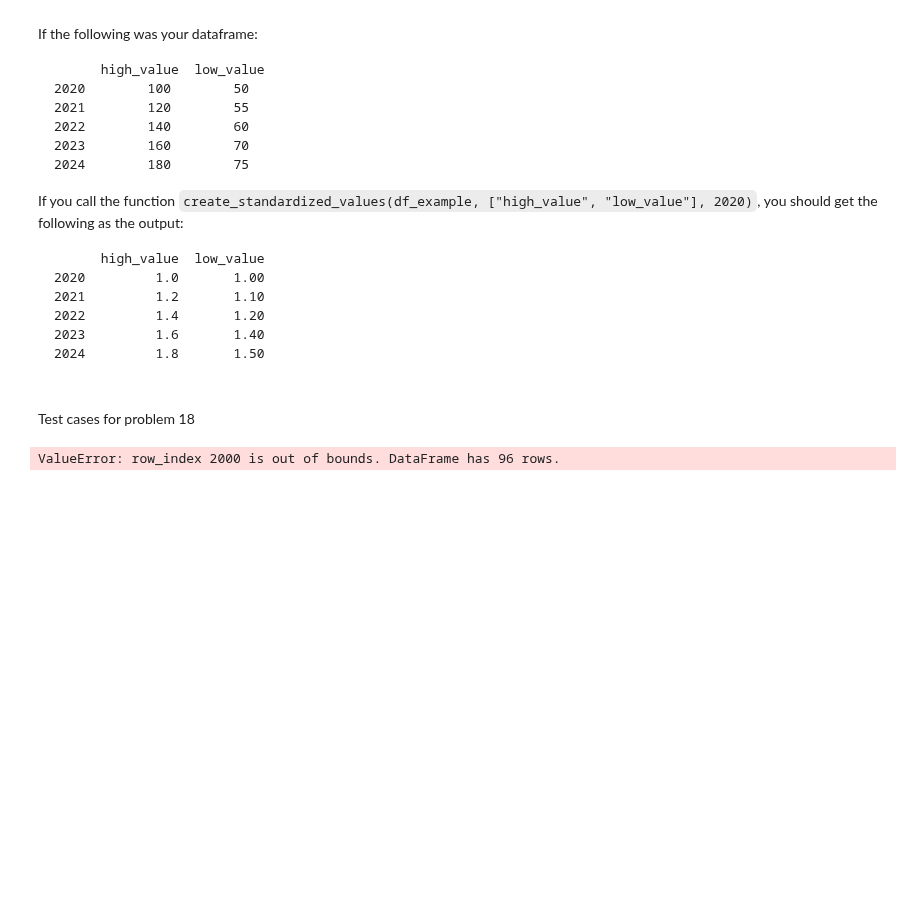
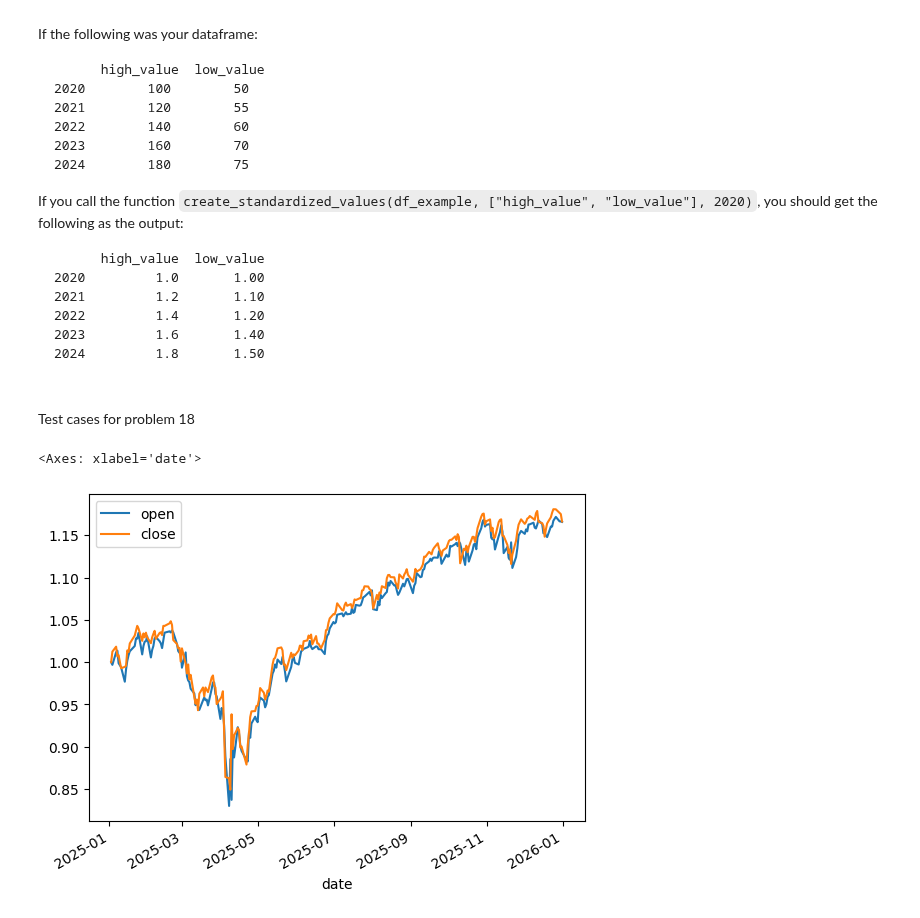
Before and after one commit to nrandazzo222/homework, a Jupyter notebook: week-10/homework.ipynb, the cells around one changed output. Cells and saved outputs as stored; diff of their text form; code cells hidden in the pictures; blank space fills up the shorter version.

```diff
--- a/week-10/homework.ipynb
+++ b/week-10/homework.ipynb
@@ -979,18 +978,19 @@ Test cases for problem 18
 # %%
 # test cases
 
-# # show open/close prices relative to first item (row_index = None)
-# df_result = create_standardized_values(df_stock_prices, ["open", "close"])
+# show open/close prices relative to first item (row_index = None)
+df_result = create_standardized_values(df_stock_prices, ["open", "close"])
+df_result.plot()
+
+# show values relative to year 2000
+# df_result = create_standardized_values(df_econ_data, ["IncomePct80", "IncomePct20"], 2000)
 # df_result.plot()
 
-# show values relative to year 2000
-df_result = create_standardized_values(df_econ_data, ["IncomePct80", "IncomePct20"], 2000)
-df_result.plot()
+# df_result = create_standardized_values(df_econ_data, ["GDP", "MedianHouse"], 2000)
+# df_result.plot()
 
-df_result = create_standardized_values(df_econ_data, ["GDP", "MedianHouse"], 2000)
-df_result.plot()
-
-df_result = create_standardized_values(df_econ_data, ["IncomePct80", "IncomePct20", "MedianHouse"], 2000)
-df_result.plot()
+# df_result = create_standardized_values(df_econ_data, ["IncomePct80", "IncomePct20", "MedianHouse"], 2000)
+# df_result.plot()
 # %% [output]
-ValueError: row_index 2000 is out of bounds. DataFrame has 96 rows.
+<Axes: xlabel='date'>
+[figure, added]
```
Also changed, not shown: parts of 3 cells of this notebook.
